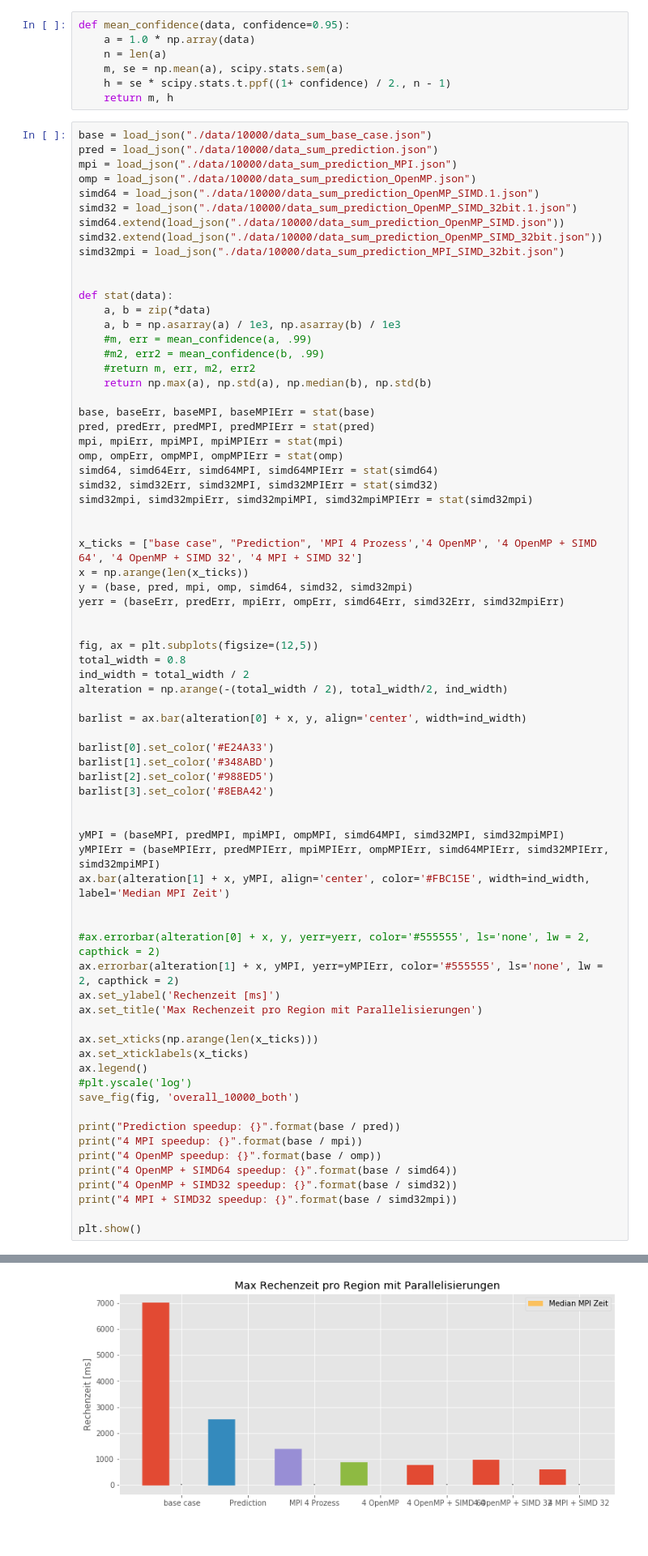
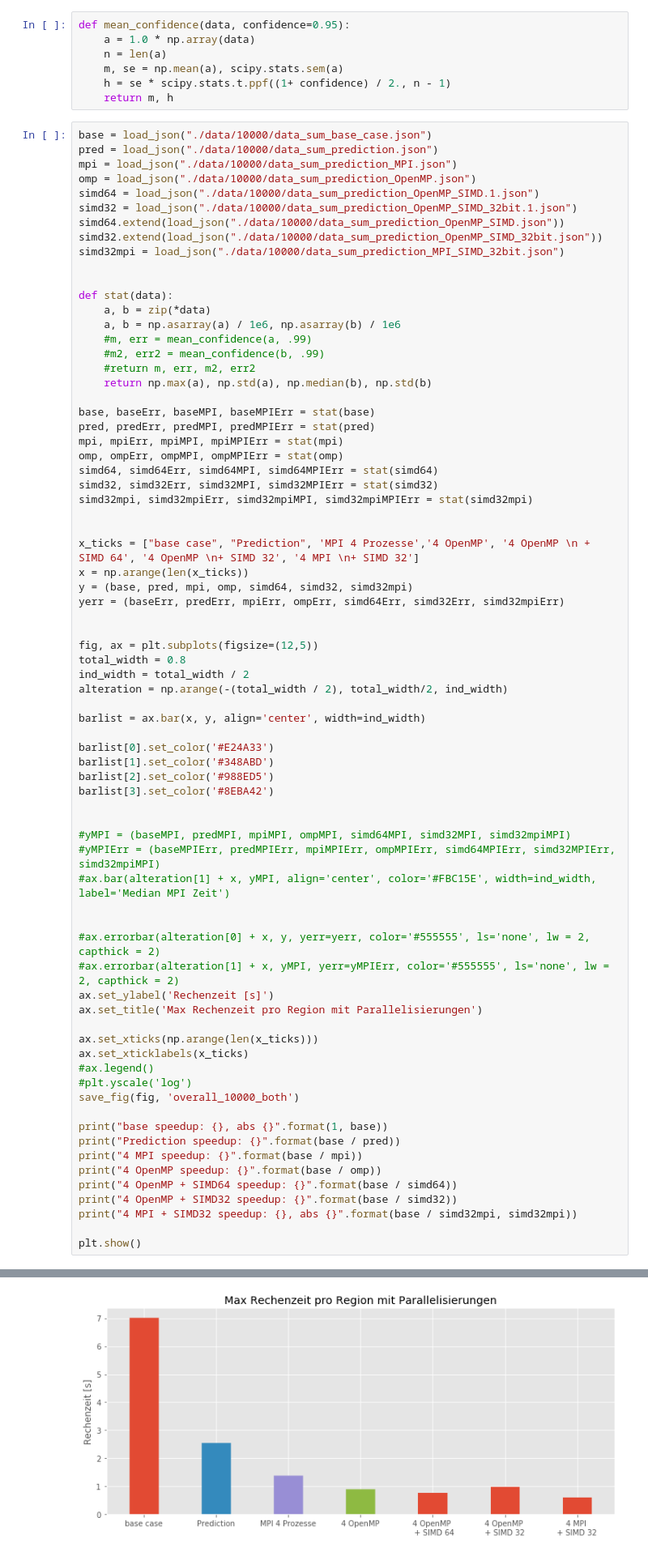
Before and after one commit to eragp/mandelbrot, a Jupyter notebook: eval/overall/overall-Copy1.ipynb, the cells around one changed output, grey strips where cells are left out. Shown at 81% size. Cells and saved outputs as stored; diff of their text form.

Commit message:
Update graph

```diff
--- a/eval/overall/overall-Copy1.ipynb
+++ b/eval/overall/overall-Copy1.ipynb
@@ -109,7 +109,7 @@ simd32mpi = load_json("./data/10000/data_sum_prediction_MPI_SIMD_32bit.json")
 
 def stat(data):
     a, b = zip(*data)
-    a, b = np.asarray(a) / 1e3, np.asarray(b) / 1e3
+    a, b = np.asarray(a) / 1e6, np.asarray(b) / 1e6
     #m, err = mean_confidence(a, .99)
     #m2, err2 = mean_confidence(b, .99)
     #return m, err, m2, err2
@@ -124,7 +124,7 @@ simd32, simd32Err, simd32MPI, simd32MPIErr = stat(simd32)
 simd32mpi, simd32mpiErr, simd32mpiMPI, simd32mpiMPIErr = stat(simd32mpi)
 
 
-x_ticks = ["base case", "Prediction", 'MPI 4 Prozess','4 OpenMP', '4 OpenMP + SIMD 64', '4 OpenMP + SIMD 32', '4 MPI + SIMD 32']
+x_ticks = ["base case", "Prediction", 'MPI 4 Prozesse','4 OpenMP', '4 OpenMP \n + SIMD 64', '4 OpenMP \n+ SIMD 32', '4 MPI \n+ SIMD 32']
 x = np.arange(len(x_ticks))
 y = (base, pred, mpi, omp, simd64, simd32, simd32mpi)
 yerr = (baseErr, predErr, mpiErr, ompErr, simd64Err, simd32Err, simd32mpiErr)
@@ -135,7 +135,7 @@ total_width = 0.8
 ind_width = total_width / 2
 alteration = np.arange(-(total_width / 2), total_width/2, ind_width)
 
-barlist = ax.bar(alteration[0] + x, y, align='center', width=ind_width)
+barlist = ax.bar(x, y, align='center', width=ind_width)
 
 barlist[0].set_color('#E24A33')
 barlist[1].set_color('#348ABD')
@@ -143,28 +143,29 @@ barlist[2].set_color('#988ED5')
 barlist[3].set_color('#8EBA42')
 
 
-yMPI = (baseMPI, predMPI, mpiMPI, ompMPI, simd64MPI, simd32MPI, simd32mpiMPI)
-yMPIErr = (baseMPIErr, predMPIErr, mpiMPIErr, ompMPIErr, simd64MPIErr, simd32MPIErr, simd32mpiMPI)
-ax.bar(alteration[1] + x, yMPI, align='center', color='#FBC15E', width=ind_width, label='Median MPI Zeit')
+#yMPI = (baseMPI, predMPI, mpiMPI, ompMPI, simd64MPI, simd32MPI, simd32mpiMPI)
+#yMPIErr = (baseMPIErr, predMPIErr, mpiMPIErr, ompMPIErr, simd64MPIErr, simd32MPIErr, simd32mpiMPI)
+#ax.bar(alteration[1] + x, yMPI, align='center', color='#FBC15E', width=ind_width, label='Median MPI Zeit')
 
 
 #ax.errorbar(alteration[0] + x, y, yerr=yerr, color='#555555', ls='none', lw = 2, capthick = 2)
-ax.errorbar(alteration[1] + x, yMPI, yerr=yMPIErr, color='#555555', ls='none', lw = 2, capthick = 2)
-ax.set_ylabel('Rechenzeit [ms]')
+#ax.errorbar(alteration[1] + x, yMPI, yerr=yMPIErr, color='#555555', ls='none', lw = 2, capthick = 2)
+ax.set_ylabel('Rechenzeit [s]')
 ax.set_title('Max Rechenzeit pro Region mit Parallelisierungen')
 
 ax.set_xticks(np.arange(len(x_ticks)))
 ax.set_xticklabels(x_ticks)
-ax.legend()
+#ax.legend()
 #plt.yscale('log')
 save_fig(fig, 'overall_10000_both')
 
+print("base speedup: {}, abs {}".format(1, base))
 print("Prediction speedup: {}".format(base / pred))
 print("4 MPI speedup: {}".format(base / mpi))
 print("4 OpenMP speedup: {}".format(base / omp))
 print("4 OpenMP + SIMD64 speedup: {}".format(base / simd64))
 print("4 OpenMP + SIMD32 speedup: {}".format(base / simd32))
-print("4 MPI + SIMD32 speedup: {}".format(base / simd32mpi))
+print("4 MPI + SIMD32 speedup: {}, abs {}".format(base / simd32mpi, simd32mpi))
 
 plt.show()
 # %% [output]
@@ -177 +179 @@ Prediction speedup: 2.759621577782852
-[figure, old version]
+[figure, new version]
```
Also changed, not shown: parts of 1 cell of this notebook, 2 other files.
